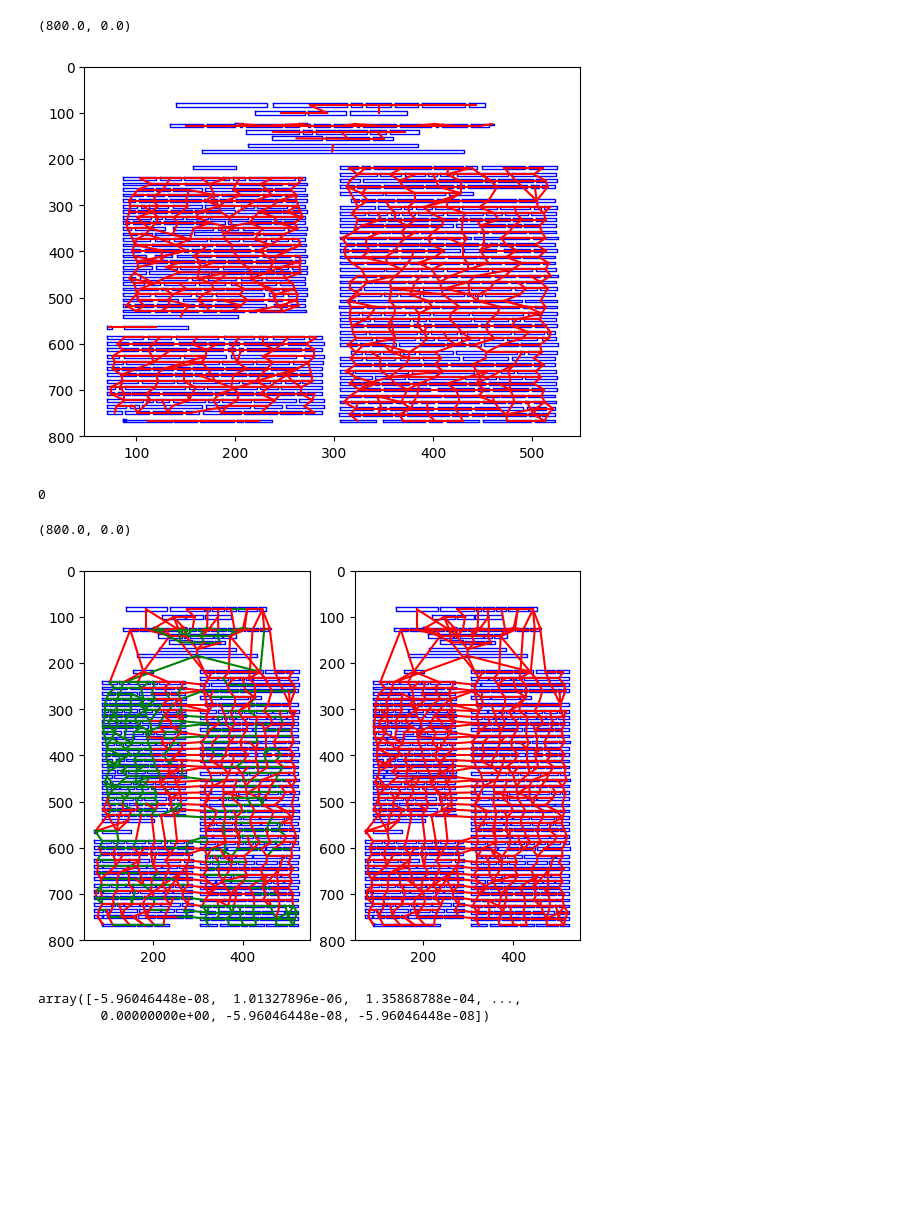
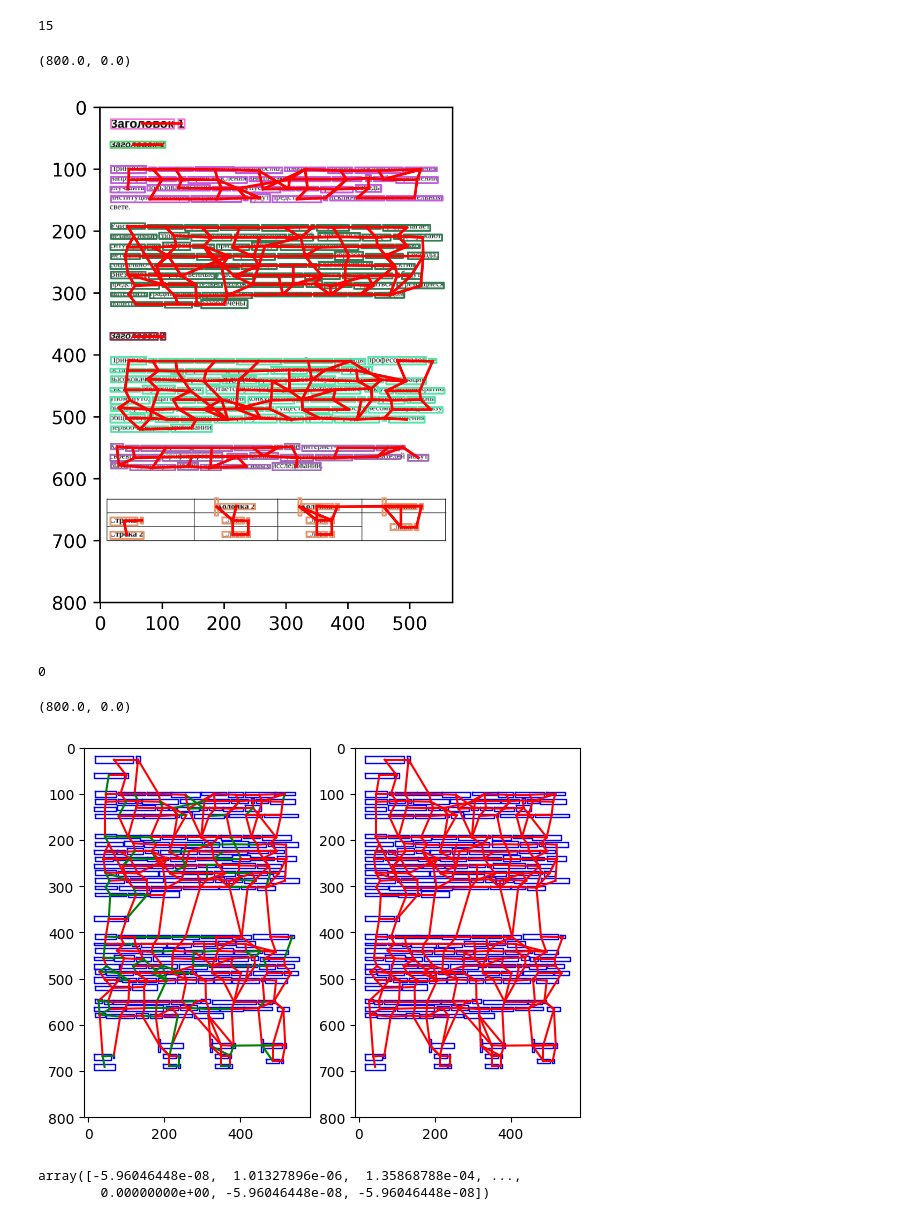
Before and after one commit to Dann38/PageR-GraphSegmenter, a Jupyter notebook: example_graph.ipynb, the cells around one changed output. Drawn from its saved outputs; the diff is of its cells as text; code cells hidden in the pictures; blank space fills up the shorter version.

```diff
--- a/example_graph.ipynb
+++ b/example_graph.ipynb
@@ -5,7 +8,7 @@ from pager.page_model.sub_models import PdfToWordsAndStyles,  WordsAndStylesToSp
 # %%
 page = PageModel([
-    PageModelUnit(id="pdf", sub_model=PDFModel(), converters={}, extractors=[]),
-    PageModelUnit(id="word_and_style", sub_model=WordsAndStylesModel(), converters={"pdf": PdfToWordsAndStyles()}, extractors=[]),
+    PageModelUnit(id="image", sub_model=ImageModel(), converters={}, extractors=[]),
+    PageModelUnit(id="word_and_style", sub_model=WordsAndStylesModel(), converters={"image": ImageToWordsAndStyles()}, extractors=[]),
     PageModelUnit(id="sp_graph", sub_model=SpGraph4NModel(), converters={"word_and_style": WordsAndStylesToSpGraph4N()}, extractors=[]),
 ])
 # %%
@@ -31,8 +38,14 @@ graph["edges_exist"] = edges_exist.tolist()
 # %%
 with open("graph.json", "w") as f:
     json.dump(graph, f)
+# %%
+len(page.page_units[1].sub_model.styles)
+# %% [output]
+15
 # %%
-import matplotlib.pyplot as plt
-import numpy as np
+from random import randint
+colors = []
+for i in range(15):
+    colors.append('#%06X' % randint(0, 0xFFFFFF))
 # %%
 words = page.page_units[1].sub_model.words
@@ -40,20 +53,38 @@ label = np.array([0 for w in words])
 # %%
-left_ = 317
-right_ = 629
+plt.figure(dpi=500)
 for i, word in enumerate(words):
+    word.segment.plot(color=colors[clus[i]])
 
-    word.segment.plot()
-
-
+plt.imshow(page.page_units[0].sub_model.img)
 for ind, ed in zip(edges_exist, np.transpose(graph["A"]) ) :
     if ind == 1:
         x1, y1 = words[ed[0]].segment.get_center()
         x2, y2 = words[ed[1]].segment.get_center()
         plt.plot([x1, x2], [y1, y2], color="r")
+# lines = [
+#     50, 90, 180, 350, 390, 540, 600, 800
+# ]
+
+# line_tmp = lines[0]
+
+# word_cluster = []
+# for word in words:
+#     y = word.segment.get_center()[1]
+#     ok = True
+#     for i, h in enumerate(zip(lines[:-1], lines[1:])):
+#         h0, h1 = h
+#         if y > h0 and y < h1:
+#             word_cluster.append(i)
+#             ok = False
+#     if ok:
+#         word_cluster.append(-1)
+
+
+
 plt.ylim([800, 0])
 # %% [output]
 (800.0, 0.0)
-[figure, old version]
+[figure, new version]
 # %%
 with open("graph_rez.json", "r") as f:
     h = json.load(f)
@@ -64,7 +95,7 @@ for i, word in enumerate(words):
 
 del_edges = 0
 for ind, ed in zip(h, np.transpose(graph["A"]) ) :
-    if ind > 0.999:
+    if ind > 0.9999:
         x1, y1 = words[ed[0]].segment.get_center()
         x2, y2 = words[ed[1]].segment.get_center()
         plt.plot([x1, x2], [y1, y2], color="g")
@@ -88,7 +119,7 @@ plt.ylim([800, 0])
 # %% [output]
 0
 (800.0, 0.0)
-[figure, old version]
+[figure, new version]
 # %%
 h
 # %% [output]
```
Also changed, not shown: parts of 7 cells of this notebook, 7 other files.
